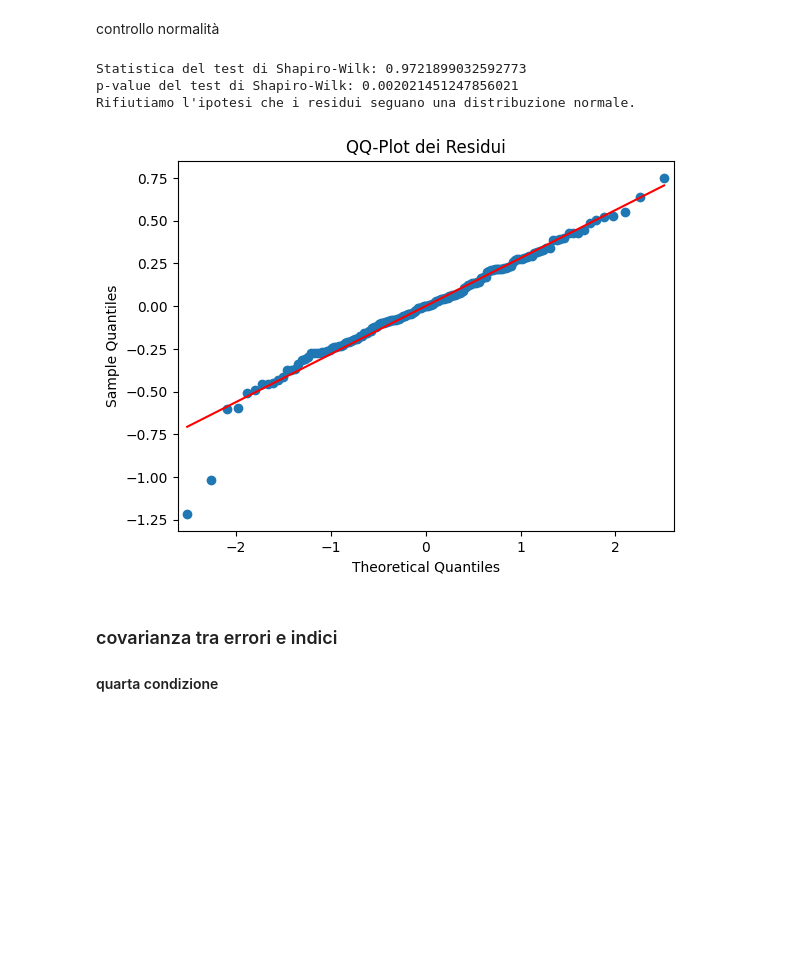
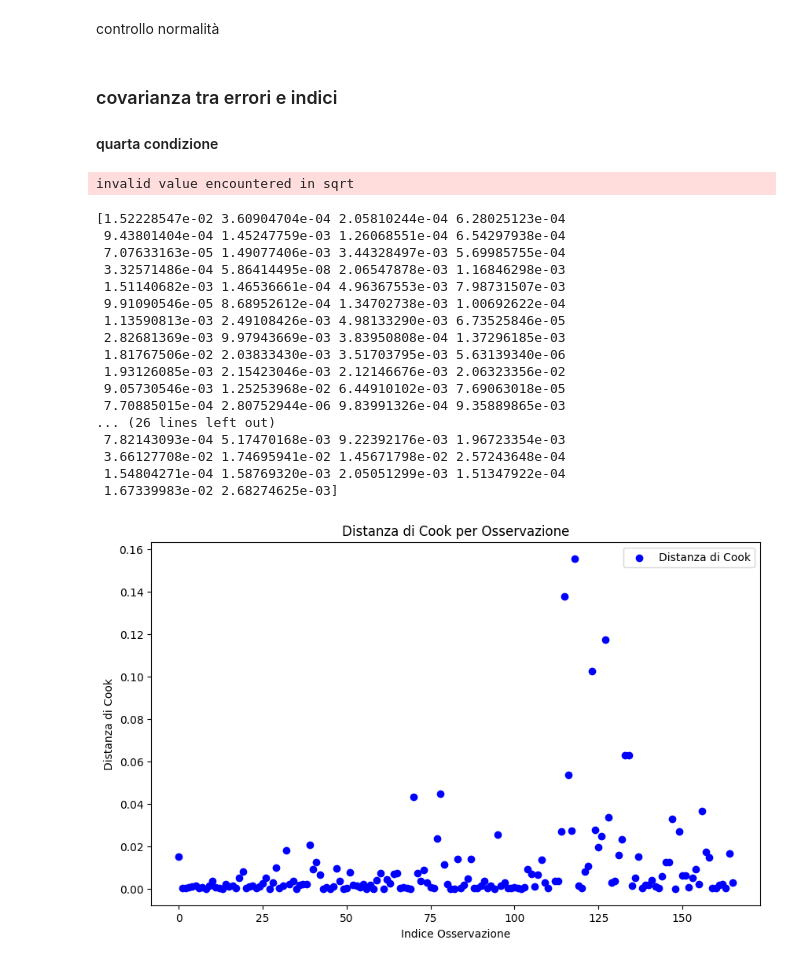
Before and after one commit to leoBitto/Tesi, a Jupyter notebook: tesi.ipynb, the cells around one changed output. Cells and saved outputs as stored; diff of their text form; code cells hidden in the pictures; blank space fills up the shorter version.

```diff
--- a/tesi.ipynb
+++ b/tesi.ipynb
@@ -284,0 +267,4 @@ for indice in df.columns[7:]:
+# %%
+df['log_Valori_Borsa'] = df['Valori_Borsa']
+df['Valori_Borsa'] = np.e**df['log_Valori_Borsa']
+df
@@ -596,17 +573,11 @@ if p_value > 0.05:
     print("Non abbiamo sufficienti prove per rifiutare l'ipotesi che i residui seguano una distribuzione normale.")
 else:
     print("Rifiutiamo l'ipotesi che i residui seguano una distribuzione normale.")
-# %% [output]
-Statistica del test di Shapiro-Wilk: 0.9721899032592773
-p-value del test di Shapiro-Wilk: 0.002021451247856021
-Rifiutiamo l'ipotesi che i residui seguano una distribuzione normale.
 # %%
 # Crea il QQ-plot
 sm.qqplot(previsioni['residui'], line='s')  # 's' indica una linea di riferimento per una distribuzione normale
 plt.title('QQ-Plot dei Residui')
 plt.show()
-# %% [output]
-[figure, removed]
 # %% [markdown]
 ### covarianza tra errori e indici
 #### quarta condizione
@@ -638,3 +609,47 @@ fig.update_layout(
 
 # Visualizza la griglia
 fig.show()
+# %%
+
+
+# Calcolare l'influenza e la distanza di Cook
+influence = robust_results.get_influence()
+cooks_distance = influence.cooks_distance
+
+# Stampa i valori di distanza di Cook
+print(cooks_distance[0])
+# Creare un array con gli indici delle osservazioni
+indices = range(len(cooks_distance[0]))
+
+# Creare il grafico a dispersione
+plt.figure(figsize=(10, 6))
+plt.scatter(indices, cooks_distance[0], c='blue', label='Distanza di Cook')
+
+# Aggiungere etichette e titoli
+plt.xlabel('Indice Osservazione')
+plt.ylabel('Distanza di Cook')
+plt.title('Distanza di Cook per Osservazione')
+
+# Mostrare il grafico
+plt.legend()
+plt.show()
+# %% [output]
+invalid value encountered in sqrt
+[1.52228547e-02 3.60904704e-04 2.05810244e-04 6.28025123e-04
+ 9.43801404e-04 1.45247759e-03 1.26068551e-04 6.54297938e-04
+ 7.07633163e-05 1.49077406e-03 3.44328497e-03 5.69985755e-04
+ 3.32571486e-04 5.86414495e-08 2.06547878e-03 1.16846298e-03
+ 1.51140682e-03 1.46536661e-04 4.96367553e-03 7.98731507e-03
+ 9.91090546e-05 8.68952612e-04 1.34702738e-03 1.00692622e-04
+ 1.13590813e-03 2.49108426e-03 4.98133290e-03 6.73525846e-05
+ 2.82681369e-03 9.97943669e-03 3.83950808e-04 1.37296185e-03
+ 1.81767506e-02 2.03833430e-03 3.51703795e-03 5.63139340e-06
+ 1.93126085e-03 2.15423046e-03 2.12146676e-03 2.06323356e-02
+ 9.05730546e-03 1.25253968e-02 6.44910102e-03 7.69063018e-05
+ 7.70885015e-04 2.80752944e-06 9.83991326e-04 9.35889865e-03
+... (26 lines left out)
+ 7.82143093e-04 5.17470168e-03 9.22392176e-03 1.96723354e-03
+ 3.66127708e-02 1.74695941e-02 1.45671798e-02 2.57243648e-04
+ 1.54804271e-04 1.58769320e-03 2.05051299e-03 1.51347922e-04
+ 1.67339983e-02 2.68274625e-03]
+[figure, added]
```
Also changed, not shown: parts of 15 cells of this notebook, 18 other files.
